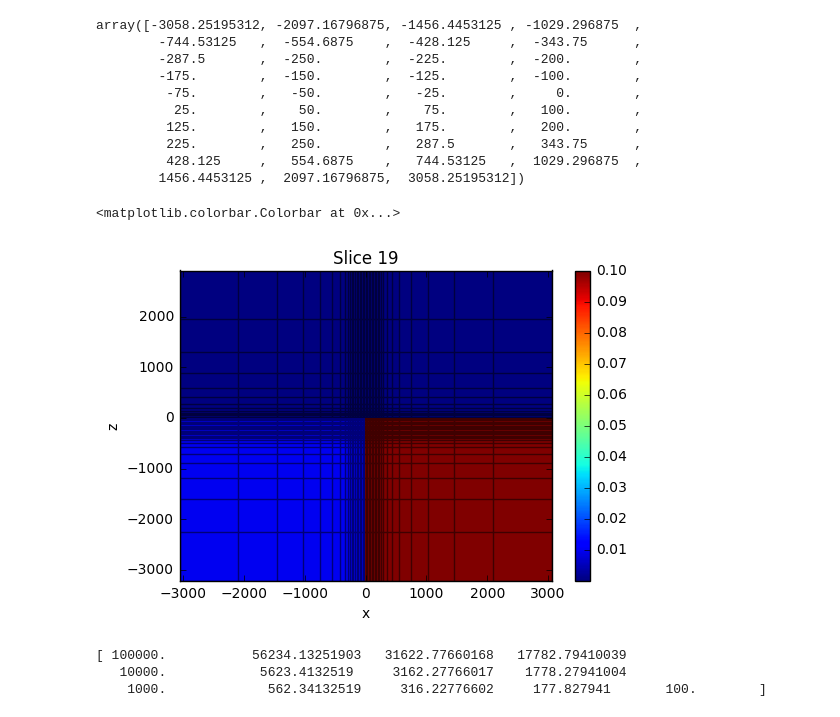
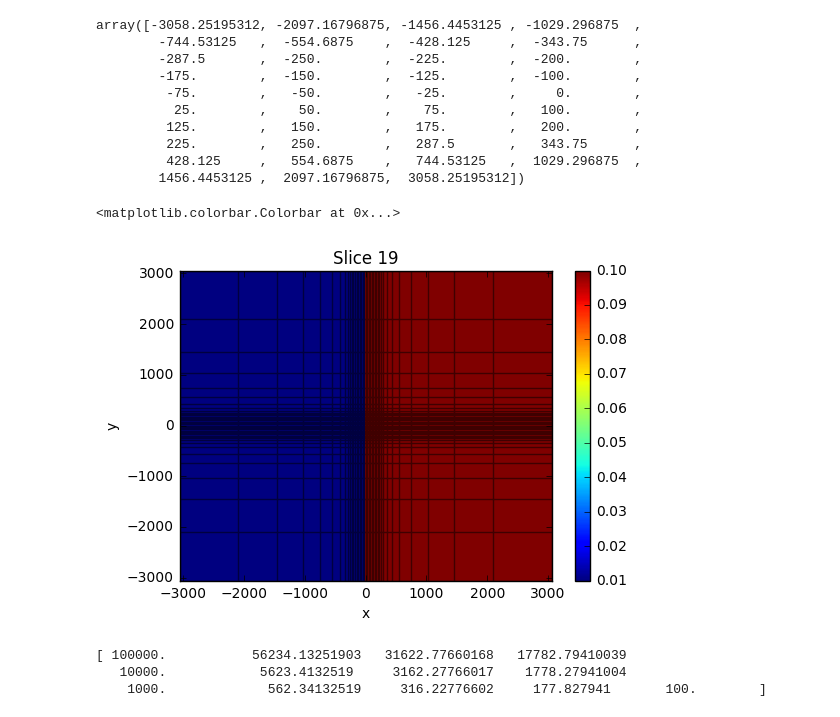
Before and after one commit to geoscixyz/em_examples, a Jupyter notebook: notebooks/geophysical_surveys/MT_Survey/MT_survey_Vertical_contact.ipynb, the cells around one changed output. Cells and saved outputs as stored; diff of their text form; code cells hidden in the pictures.

```diff
--- a/notebooks/geophysical_surveys/MT_Survey/MT_survey_Vertical_contact.ipynb
+++ b/notebooks/geophysical_surveys/MT_Survey/MT_survey_Vertical_contact.ipynb
@@ -97,13 +97,13 @@ sigma[air]=sig_air
 # Get a 1D background model
 bgsigma = mesh.r(sigma,'CC','CC','M')[0,0,:]
 # %%
-a = mesh.plotSlice(sigma, grid=True, normal="Y")
+a = mesh.plotSlice(sigma, grid=True, normal="Z")
 #plt.gca().set_xlim([-250.,250])
 #plt.gca().set_ylim([-500.,10.])
 plt.colorbar(a[0])
 # %% [output]
 <matplotlib.colorbar.Colorbar at 0x...>
-[figure, old version]
+[figure, new version]
 # %%
 freqs = np.logspace(5,2,13)
 print freqs
```
Also changed, not shown: parts of 2 cells of this notebook, 2 other files.
